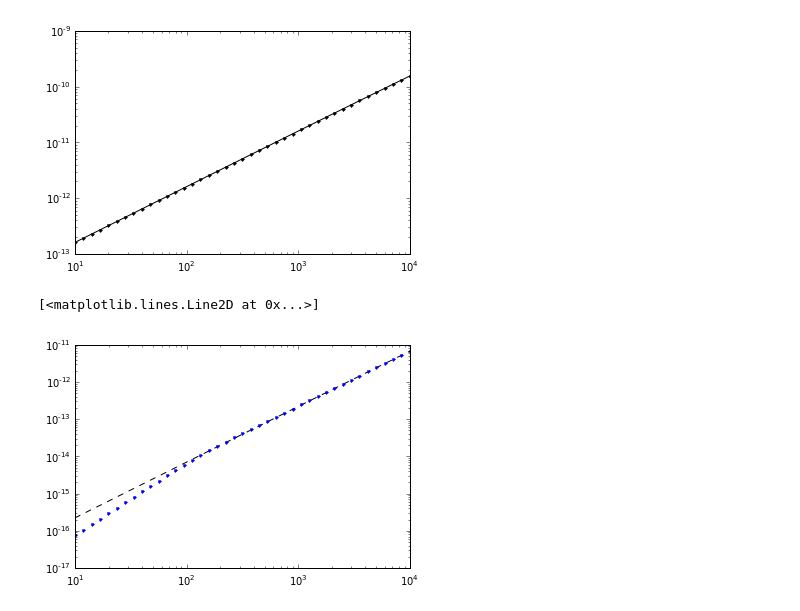
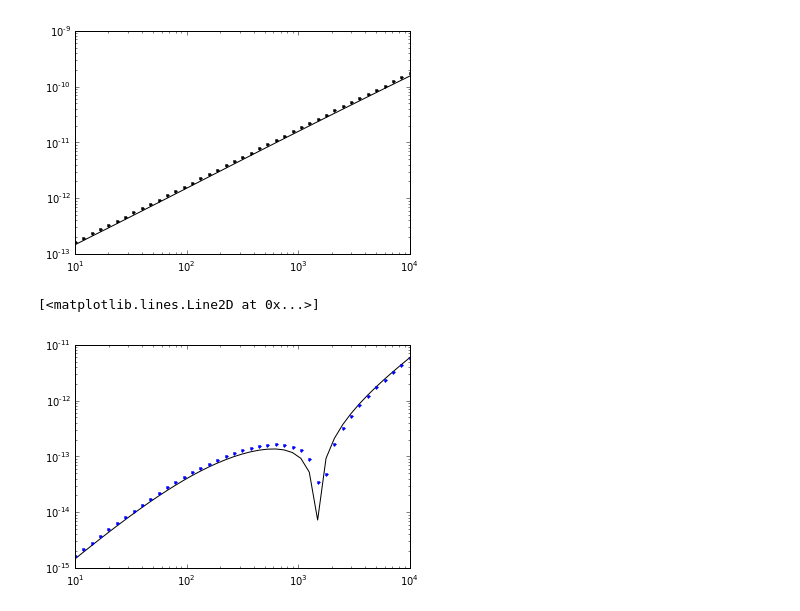
Before and after one commit to sgkang/simpegAIP, a Jupyter notebook: notebook/ComparisonsFD.ipynb, the cells around one changed output. Cells and saved outputs as stored; diff of their text form; code cells hidden in the pictures.

```diff
--- a/notebook/ComparisonsFD.ipynb
+++ b/notebook/ComparisonsFD.ipynb
@@ -15,18 +15,18 @@ WARNING: pylab import has clobbered these variables: ['linalg']
 # %%
 from simpegAIP.FD.Utils import ColeColePelton
 # %%
-cs, ncx, ncz, npad = 2.5, 25, 20, 20
+cs, ncx, ncz, npad = 10, 25, 20, 20
 hx = [(cs,ncx), (cs,npad,1.3)]
 hz = [(cs,npad,-1.3), (cs,ncz), (cs,npad,1.3)]
 mesh = Mesh.CylMesh([hx,1,hz], '00C')
 sighalf = 1e-3
 siginf = np.ones(mesh.nC)*1e-8
 siginf[mesh.gridCC[:,-1]<0.] = sighalf
-eta = np.ones(mesh.nC)*0.
+eta = np.ones(mesh.nC)*0.1
 tau = np.ones(mesh.nC)*0.001
 c = np.ones(mesh.nC)*0.7
 m = np.r_[siginf, eta, tau, c]
-m0 = np.r_[siginf, eta*0., tau, c]
+# m0 = np.r_[siginf, eta*0., tau, c]
 # mapping = ColeColeMap(mesh)
 # %%
 from simpegAIP.FD.Utils import ColeColePelton, ColeColeSeigel
@@ -61,8 +65,8 @@ plt.loglog(frequency, abs(OBS[:,1]), 'k.')
 [<matplotlib.lines.Line2D at 0x...>]
 [figure]
 # %%
-plt.loglog(frequency, abs(bza.real), 'k--')
+plt.loglog(frequency, abs(bza.real), 'k-')
 plt.loglog(frequency, abs(OBS[:,0]), '.')
 # %% [output]
 [<matplotlib.lines.Line2D at 0x...>]
-[figure, old version]
+[figure, new version]
```
Also changed, not shown: parts of 1 cell of this notebook, 7 other files.
